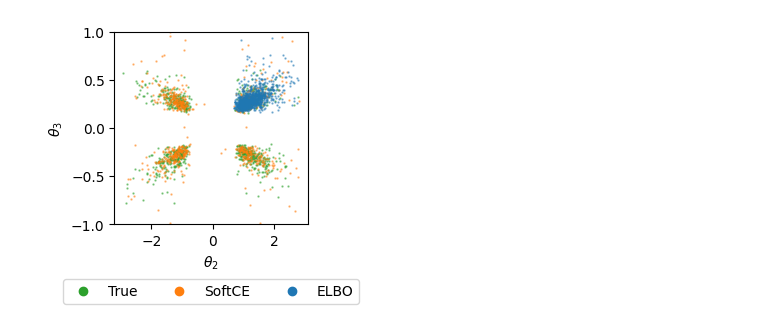
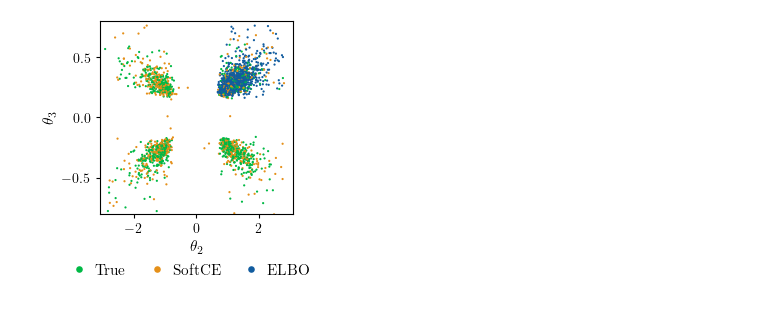
Before and after one commit to danielward27/softcvi_validation, a Jupyter notebook: examples/plot_individual_runs.ipynb, the cells around one changed output. Cells and saved outputs as stored; diff of their text form; code cells hidden in the pictures.

```diff
--- a/examples/plot_individual_runs.ipynb
+++ b/examples/plot_individual_runs.ipynb
@@ -190,35 +190,44 @@ g.savefig("plots/single_run_slcp.pdf", bbox_inches="tight")
-# %%
-# Plot focussing on the pairwise marginal showing the four modes
-for method, samps in samples.items():
-    plt.scatter(
-        samps[:, 2],
-        samps[:, 3],
-        label=method,
-        s=0.5,
-        alpha=0.5,
-        rasterized=True,
-        color=colors[method],
-        )
-
-plt.xlabel(r"$\theta_2$")
-plt.ylabel(r"$\theta_3$")
-plt.ylim(-1, 1)
-
-# Manual legend to avoid alpha
-handles = [
-    mlines.Line2D(
-        [],
-        [],
-        color=v,
-        label=k,
-        marker='o',
-        linestyle="None",
-        )
-    for k, v in colors.items()]
-
-plt.legend(handles=handles, ncol=3, loc="lower center", bbox_to_anchor=(0.5, -0.45))
-fig = plt.gcf()
-fig.set_size_inches(2.5, 2.5)
-fig.savefig("plots/slcp_mass_covering.pdf", bbox_inches="tight")
-# %% [output]
-[figure, removed]
+# %%
+# Plot focussing on the pairwise marginal showing the four modes
+
+df = []
+
+for method, samps in samples.items():
+    df.append(
+        pd.DataFrame({
+            r"$\theta_2$": samps[:, 2],
+            r"$\theta_3$": samps[:, 3],
+            "method": method,
+        }),
+    )
+df = pd.concat(df)
+df = df.sample(frac=1, random_state=1)
+
+sns.scatterplot(
+    df,
+    x=r"$\theta_2$",
+    y=r"$\theta_3$",
+    hue="method",
+    palette=palette,
+    edgecolor="none",
+    s=2.5,
+    hue_order=palette.keys(),
+    rasterized=True,
+    )
+
+plt.xlim(-3.1, 3.1)
+plt.ylim(-0.8, 0.8)
+fig = plt.gcf()
+fig.set_size_inches(2.5, 2.5)
+
+plt.legend(
+    ncol=3,
+    loc="lower center",
+    bbox_to_anchor=(0.45, -0.4),
+    handletextpad=0.05,
+    markerscale=3,
+    columnspacing=1,
+)
+fig.savefig("plots/slcp_mass_covering.pdf", dpi=300)
+# %% [output]
+[figure, added]
```
Also changed, not shown: parts of 9 cells of this notebook, 16 other files.
